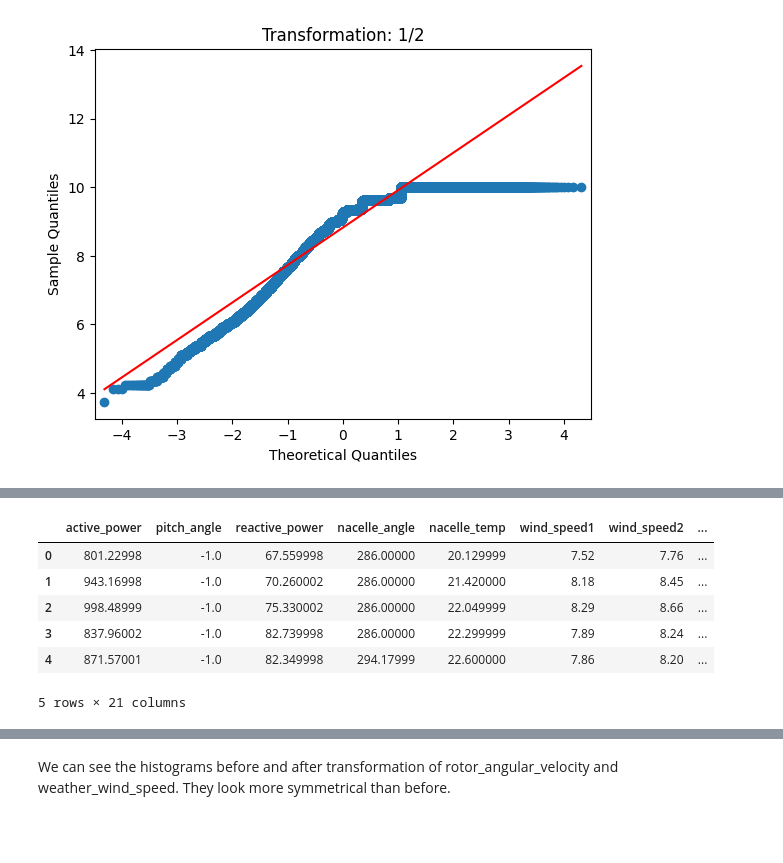
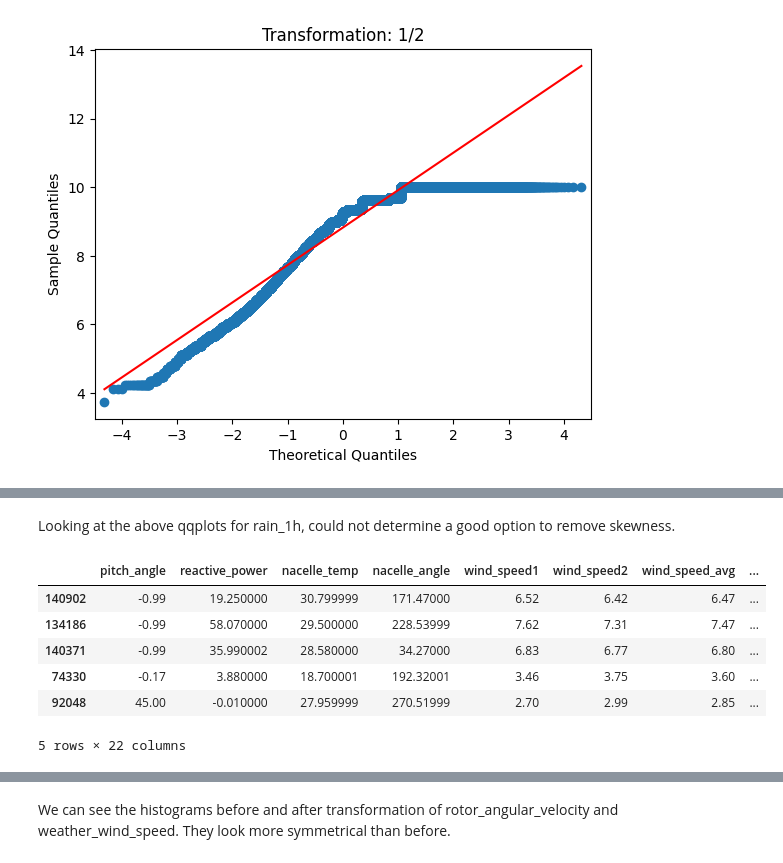
Before and after one commit to madhumitafilos/Collab, a Jupyter notebook: Feature_Engineering_NoLeakage.ipynb, the cells around one changed output, grey strips where cells are left out. Cells and saved outputs as stored; diff of their text form; code cells hidden in the pictures; blank space fills up the shorter version.

```diff
--- a/Feature_Engineering_NoLeakage.ipynb
+++ b/Feature_Engineering_NoLeakage.ipynb
@@ -451,3 +465,5 @@ for i in [0.5,0.6,0.75, 1, 2,]:
+# %% [markdown]
+Looking at the above qqplots for rain_1h, could not determine a good option to remove skewness.
 # %%
 #Not used since Box Cox graphs looked better alligned
 # Generate QQ plots
@@ -458,18 +474,19 @@ for i in [0.5,0.6,0.75, 1, 2,]:
 #    plt.title("Transformation: log{}".format(str(i)))
 # %%
 # Create the new transformed feature
-wind_DS_clean['weather_wind_speed_tr'] = wind_DS_clean['weather_wind_speed'].apply(lambda x: x**(1/4))
-wind_DS_clean['rotor_angular_velocity_tr'] = wind_DS_clean['rotor_angular_velocity'].apply(lambda x: x**(1/0.5))
+X_train_clean['rotor_bearing_temp_tr'] = X_train_clean['rotor_bearing_temp'].apply(lambda x: x**(0.5))
+X_train_clean['weather_wind_speed_tr'] = X_train_clean['weather_wind_speed'].apply(lambda x: x**(1/5))
+X_train_clean['pressure_tr'] = X_train_clean['pressure'].apply(lambda x: x**(1/0.25))
 #wind_DS_clean['active_power_tr'] = np.log(wind_DS_clean['active_power'])
 #wind_DS_clean['active_power_tr'] = wind_DS_clean['active_power_tr1'].apply(lambda x: x.real)
-wind_DS_clean.head()
+X_train_clean.head()
 # %% [output]
-|  | active_power | pitch_angle | reactive_power | nacelle_angle | nacelle_temp | wind_speed1 | wind_speed2 | ... |
-| 0 | 801.22998 | -1.0 | 67.559998 | 286.00000 | 20.129999 | 7.52 | 7.76 | ... |
-| 1 | 943.16998 | -1.0 | 70.260002 | 286.00000 | 21.420000 | 8.18 | 8.45 | ... |
-| 2 | 998.48999 | -1.0 | 75.330002 | 286.00000 | 22.049999 | 8.29 | 8.66 | ... |
-| 3 | 837.96002 | -1.0 | 82.739998 | 286.00000 | 22.299999 | 7.89 | 8.24 | ... |
-| 4 | 871.57001 | -1.0 | 82.349998 | 294.17999 | 22.600000 | 7.86 | 8.20 | ... |
+|  | pitch_angle | reactive_power | nacelle_temp | nacelle_angle | wind_speed1 | wind_speed2 | wind_speed_avg | ... |
+| 140902 | -0.99 | 19.250000 | 30.799999 | 171.47000 | 6.52 | 6.42 | 6.47 | ... |
+| 134186 | -0.99 | 58.070000 | 29.500000 | 228.53999 | 7.62 | 7.31 | 7.47 | ... |
+| 140371 | -0.99 | 35.990002 | 28.580000 | 34.27000 | 6.83 | 6.77 | 6.80 | ... |
+| 74330 | -0.17 | 3.880000 | 18.700001 | 192.32001 | 3.46 | 3.75 | 3.60 | ... |
+| 92048 | 45.00 | -0.010000 | 27.959999 | 270.51999 | 2.70 | 2.99 | 2.85 | ... |
-5 rows × 21 columns
+5 rows × 22 columns
 # %%
 #recheck the histograms for transformed features
```
Also changed, not shown: parts of 5 cells of this notebook.
